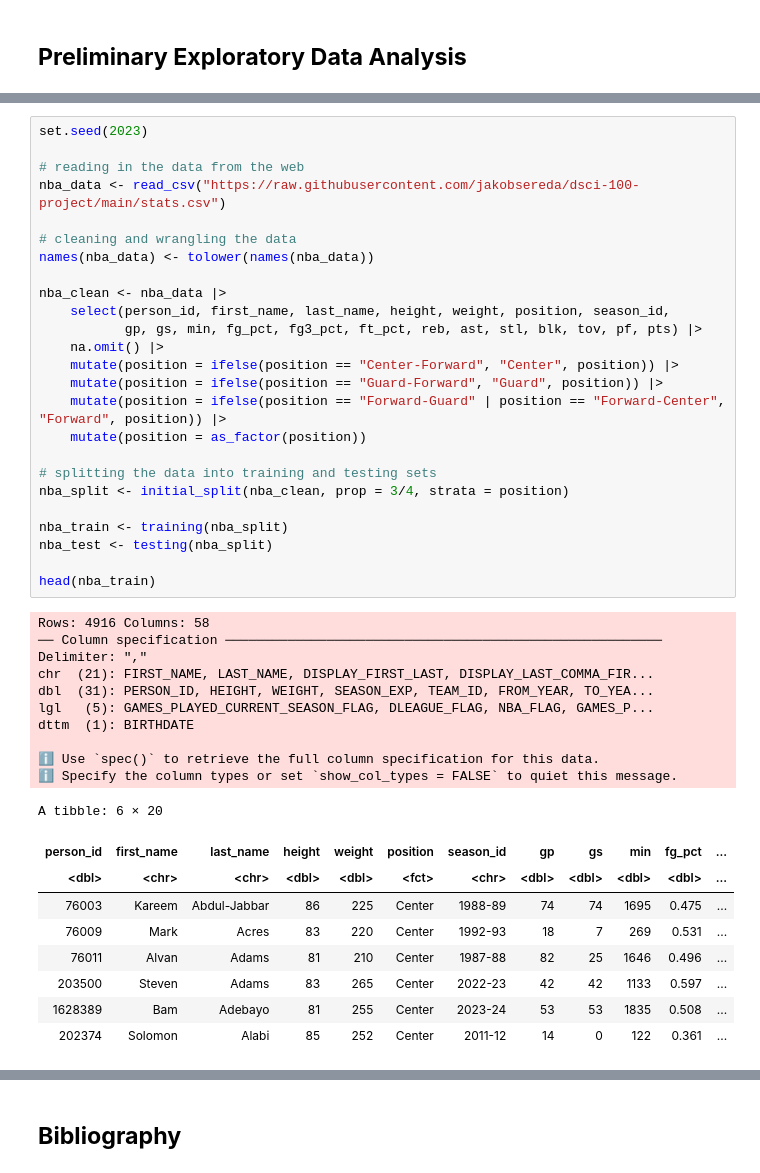
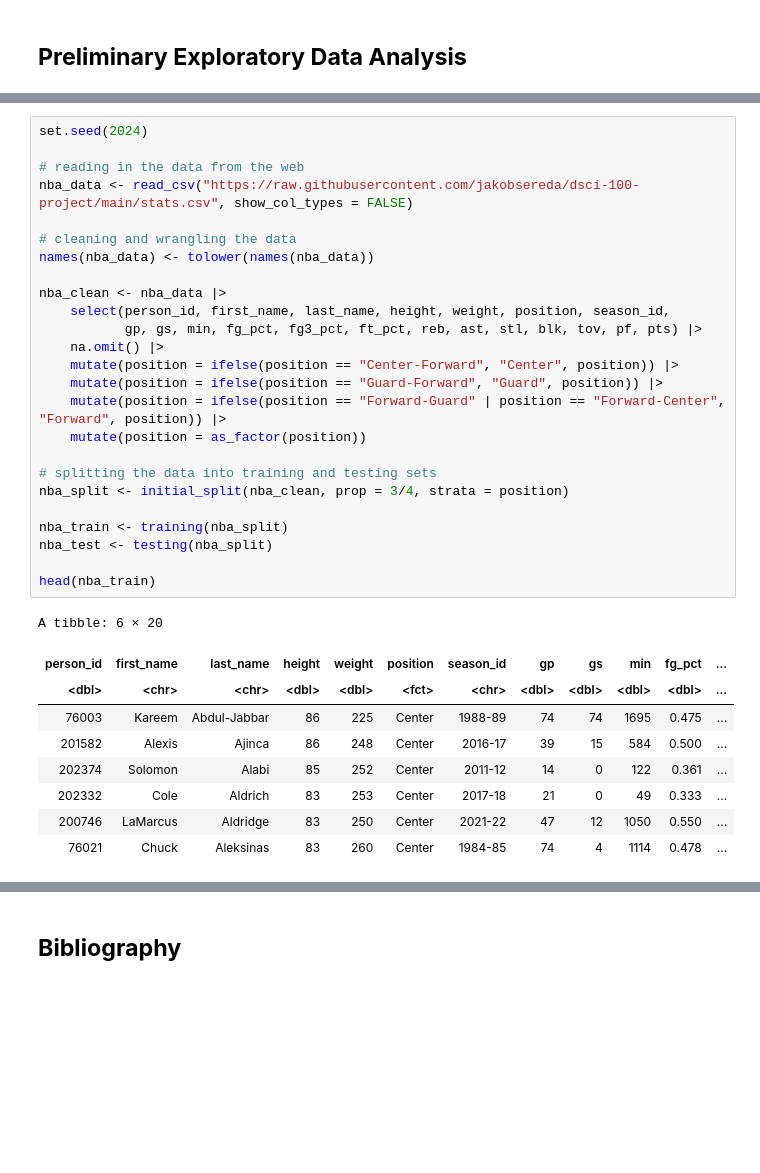
Before and after one commit to jakobsereda/nba-classifier, a Jupyter notebook: nba-classifier-proposal.ipynb, the cells around one changed output, grey strips where cells are left out. Cells and saved outputs as stored; diff of their text form; blank space fills up the shorter version.

```diff
--- a/nba-classifier-proposal.ipynb
+++ b/nba-classifier-proposal.ipynb
@@ -46,45 +28,35 @@ library(RColorBrewer)
 # %%
-set.seed(2023)
+set.seed(2024)
 
 # reading in the data from the web
-nba_data <- read_csv("https://raw.githubusercontent.com/jakobsereda/dsci-100-project/main/stats.csv")
+nba_data <- read_csv("https://raw.githubusercontent.com/jakobsereda/dsci-100-project/main/stats.csv", show_col_types = FALSE)
 
 # cleaning and wrangling the data
 names(nba_data) <- tolower(names(nba_data))
 
 nba_clean <- nba_data |>
     select(person_id, first_name, last_name, height, weight, position, season_id,
            gp, gs, min, fg_pct, fg3_pct, ft_pct, reb, ast, stl, blk, tov, pf, pts) |>
     na.omit() |>
     mutate(position = ifelse(position == "Center-Forward", "Center", position)) |>
     mutate(position = ifelse(position == "Guard-Forward", "Guard", position)) |>
     mutate(position = ifelse(position == "Forward-Guard" | position == "Forward-Center", "Forward", position)) |>
     mutate(position = as_factor(position))
 
 # splitting the data into training and testing sets
 nba_split <- initial_split(nba_clean, prop = 3/4, strata = position)
 
 nba_train <- training(nba_split)
 nba_test <- testing(nba_split)
 
 head(nba_train)
 # %% [output]
-Rows: 4916 Columns: 58
-── Column specification ────────────────────────────────────────────────────────
-Delimiter: ","
-chr  (21): FIRST_NAME, LAST_NAME, DISPLAY_FIRST_LAST, DISPLAY_LAST_COMMA_FIR...
-dbl  (31): PERSON_ID, HEIGHT, WEIGHT, SEASON_EXP, TEAM_ID, FROM_YEAR, TO_YEA...
-lgl   (5): GAMES_PLAYED_CURRENT_SEASON_FLAG, DLEAGUE_FLAG, NBA_FLAG, GAMES_P...
-dttm  (1): BIRTHDATE
-
-ℹ Use `spec()` to retrieve the full column specification for this data.
-ℹ Specify the column types or set `show_col_types = FALSE` to quiet this message.
+A tibble: 6 × 20
-A tibble: 6 × 20
 | person_id | first_name | last_name | height | weight | position | season_id | gp | gs | min | fg_pct | ... |
 | <dbl> | <chr> | <chr> | <dbl> | <dbl> | <fct> | <chr> | <dbl> | <dbl> | <dbl> | <dbl> | ... |
 | 76003 | Kareem | Abdul-Jabbar | 86 | 225 | Center | 1988-89 | 74 | 74 | 1695 | 0.475 | ... |
-| 76009 | Mark | Acres | 83 | 220 | Center | 1992-93 | 18 | 7 | 269 | 0.531 | ... |
-| 76011 | Alvan | Adams | 81 | 210 | Center | 1987-88 | 82 | 25 | 1646 | 0.496 | ... |
-| 203500 | Steven | Adams | 83 | 265 | Center | 2022-23 | 42 | 42 | 1133 | 0.597 | ... |
-| 1628389 | Bam | Adebayo | 81 | 255 | Center | 2023-24 | 53 | 53 | 1835 | 0.508 | ... |
+| 201582 | Alexis | Ajinca | 86 | 248 | Center | 2016-17 | 39 | 15 | 584 | 0.500 | ... |
 | 202374 | Solomon | Alabi | 85 | 252 | Center | 2011-12 | 14 | 0 | 122 | 0.361 | ... |
+| 202332 | Cole | Aldrich | 83 | 253 | Center | 2017-18 | 21 | 0 | 49 | 0.333 | ... |
+| 200746 | LaMarcus | Aldridge | 83 | 250 | Center | 2021-22 | 47 | 12 | 1050 | 0.550 | ... |
+| 76021 | Chuck | Aleksinas | 83 | 260 | Center | 1984-85 | 74 | 4 | 1114 | 0.478 | ... |
```
Also changed, not shown: parts of 5 cells of this notebook.
